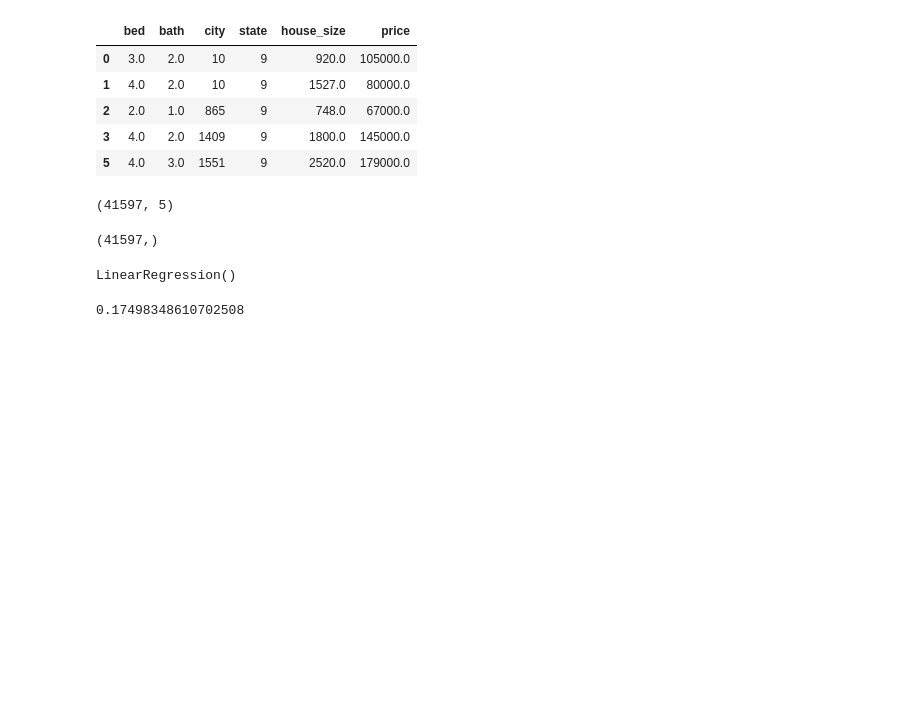
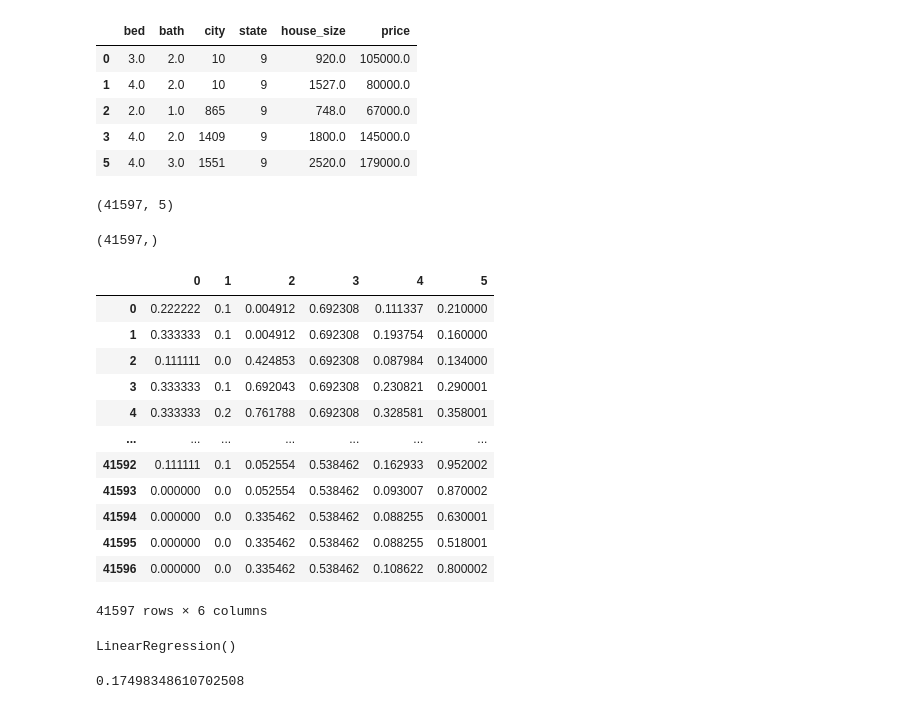
Before and after one commit to zinakhazaee/MachineLearning-SupervisedLearning_Regression, a Jupyter notebook: usa_real_estate.ipynb, the cells around one changed output. Saved outputs shown, nothing was run; the diff lists cells and outputs as text; code cells hidden in the pictures; blank space fills up the shorter version.

```diff
--- a/usa_real_estate.ipynb
+++ b/usa_real_estate.ipynb
@@ -281,4 +249,4 @@ Name: city, dtype: object
 # %%
 df['bath'] = df['bath'].fillna(2)
 # %%
-df['city'] = df['city'].fillna('Bronx')
+df['city'] = df['city'].fillna('Philadelphia')
@@ -343,7 +309,25 @@ y.shape
 from sklearn.preprocessing import MinMaxScaler
 # %%
 scale = MinMaxScaler()
-X = scale.fit_transform(x)
+data = scale.fit_transform(df)
+# %%
+data = pd.DataFrame(data)
+# %%
+data
+# %% [output]
+|  | 0 | 1 | 2 | 3 | 4 | 5 |
+| 0 | 0.222222 | 0.1 | 0.004912 | 0.692308 | 0.111337 | 0.210000 |
+| 1 | 0.333333 | 0.1 | 0.004912 | 0.692308 | 0.193754 | 0.160000 |
+| 2 | 0.111111 | 0.0 | 0.424853 | 0.692308 | 0.087984 | 0.134000 |
+| 3 | 0.333333 | 0.1 | 0.692043 | 0.692308 | 0.230821 | 0.290001 |
+| 4 | 0.333333 | 0.2 | 0.761788 | 0.692308 | 0.328581 | 0.358001 |
+| ... | ... | ... | ... | ... | ... | ... |
+| 41592 | 0.111111 | 0.1 | 0.052554 | 0.538462 | 0.162933 | 0.952002 |
+| 41593 | 0.000000 | 0.0 | 0.052554 | 0.538462 | 0.093007 | 0.870002 |
+| 41594 | 0.000000 | 0.0 | 0.335462 | 0.538462 | 0.088255 | 0.630001 |
+| 41595 | 0.000000 | 0.0 | 0.335462 | 0.538462 | 0.088255 | 0.518001 |
+| 41596 | 0.000000 | 0.0 | 0.335462 | 0.538462 | 0.108622 | 0.800002 |
+41597 rows × 6 columns
 # %%
 from sklearn.model_selection import train_test_split
 # %%
```
Also changed, not shown: parts of 14 cells of this notebook.
